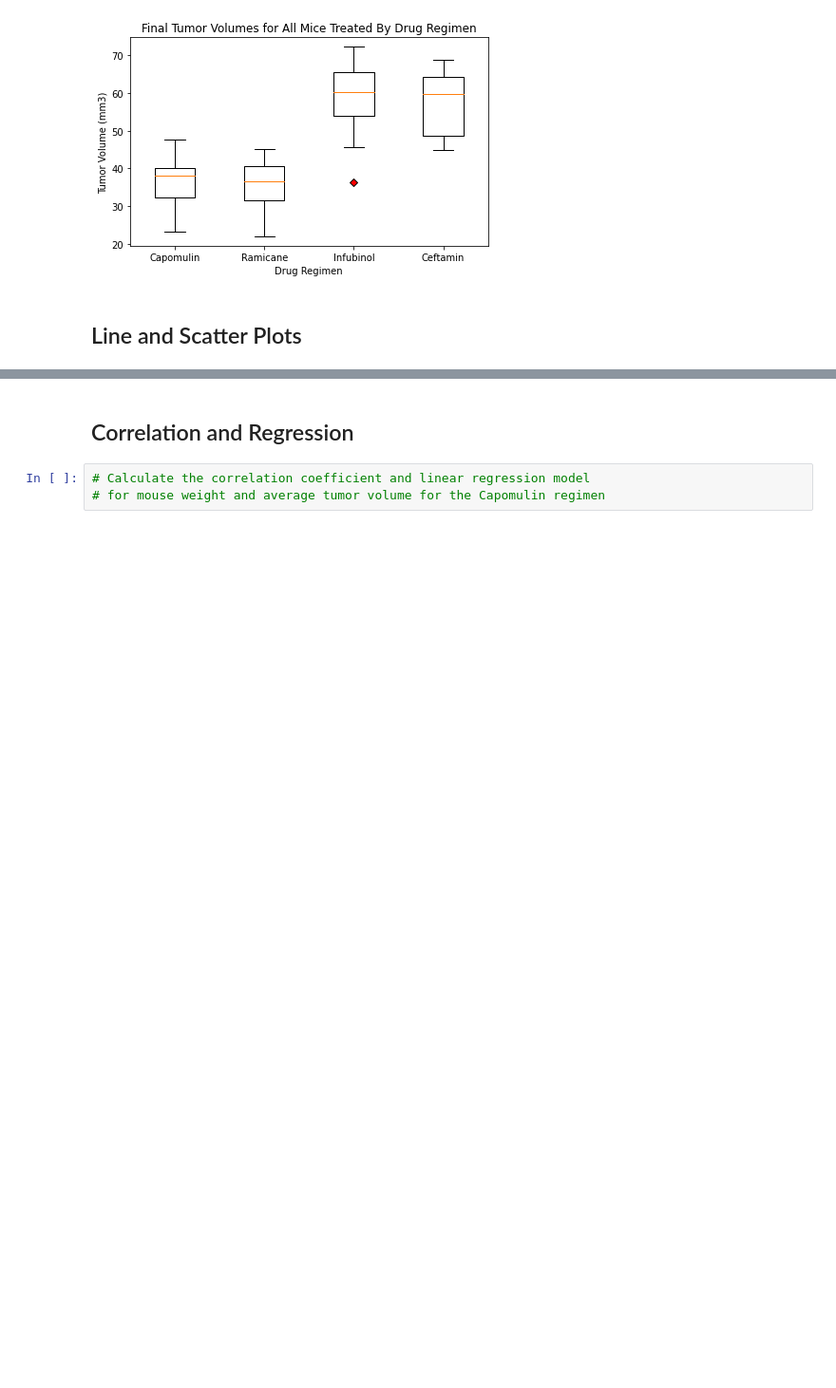
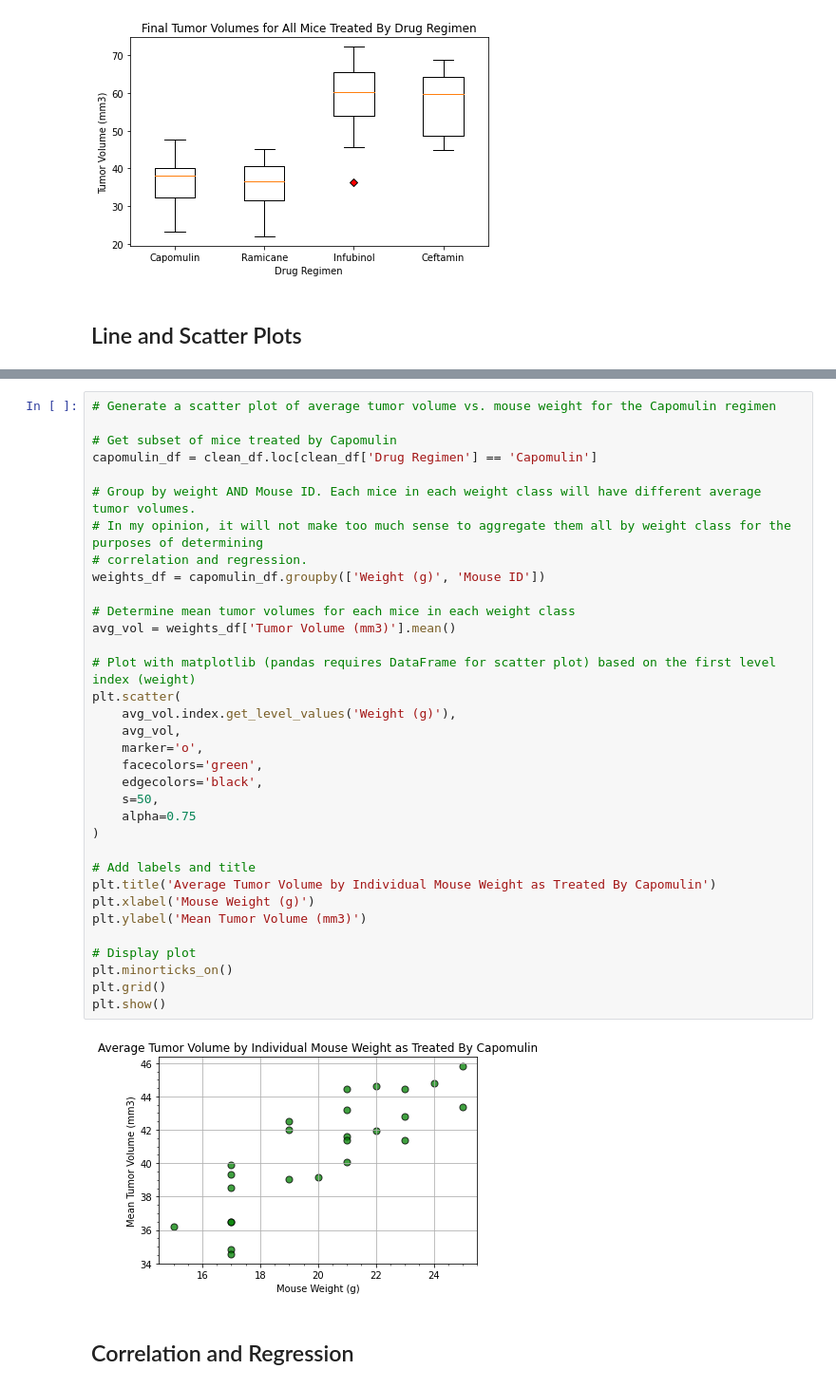
Before and after one commit to charlesphil/matplotlib-challenge, a Jupyter notebook: pymaceuticals_notebook.ipynb, the cells around one changed output, grey strips where cells are left out. Shown at 95% size. Saved outputs shown, nothing was run; the diff lists cells and outputs as text; blank space fills up the shorter version.

```diff
--- a/pymaceuticals_starter.ipynb
+++ b/pymaceuticals_notebook.ipynb
@@ -340,5 +367,38 @@ plt.show()
+# %%
+# Generate a scatter plot of average tumor volume vs. mouse weight for the Capomulin regimen
+
+# Get subset of mice treated by Capomulin
+capomulin_df = clean_df.loc[clean_df['Drug Regimen'] == 'Capomulin']
+
+# Group by weight AND Mouse ID. Each mice in each weight class will have different average tumor volumes.
+# In my opinion, it will not make too much sense to aggregate them all by weight class for the purposes of determining
+# correlation and regression.
+weights_df = capomulin_df.groupby(['Weight (g)', 'Mouse ID'])
+
+# Determine mean tumor volumes for each mice in each weight class
+avg_vol = weights_df['Tumor Volume (mm3)'].mean()
+
+# Plot with matplotlib (pandas requires DataFrame for scatter plot) based on the first level index (weight)
+plt.scatter(
+    avg_vol.index.get_level_values('Weight (g)'),
+    avg_vol,
+    marker='o',
+    facecolors='green',
+    edgecolors='black',
+    s=50,
+    alpha=0.75
+)
+
+# Add labels and title
+plt.title('Average Tumor Volume by Individual Mouse Weight as Treated By Capomulin')
+plt.xlabel('Mouse Weight (g)')
+plt.ylabel('Mean Tumor Volume (mm3)')
+
+# Display plot
+plt.minorticks_on()
+plt.grid()
+plt.show()
+# %% [output]
+[figure, added]
 # %% [markdown]
 ## Correlation and Regression
-# %%
-# Calculate the correlation coefficient and linear regression model
-# for mouse weight and average tumor volume for the Capomulin regimen
```
Also changed, not shown: parts of 10 cells of this notebook.
